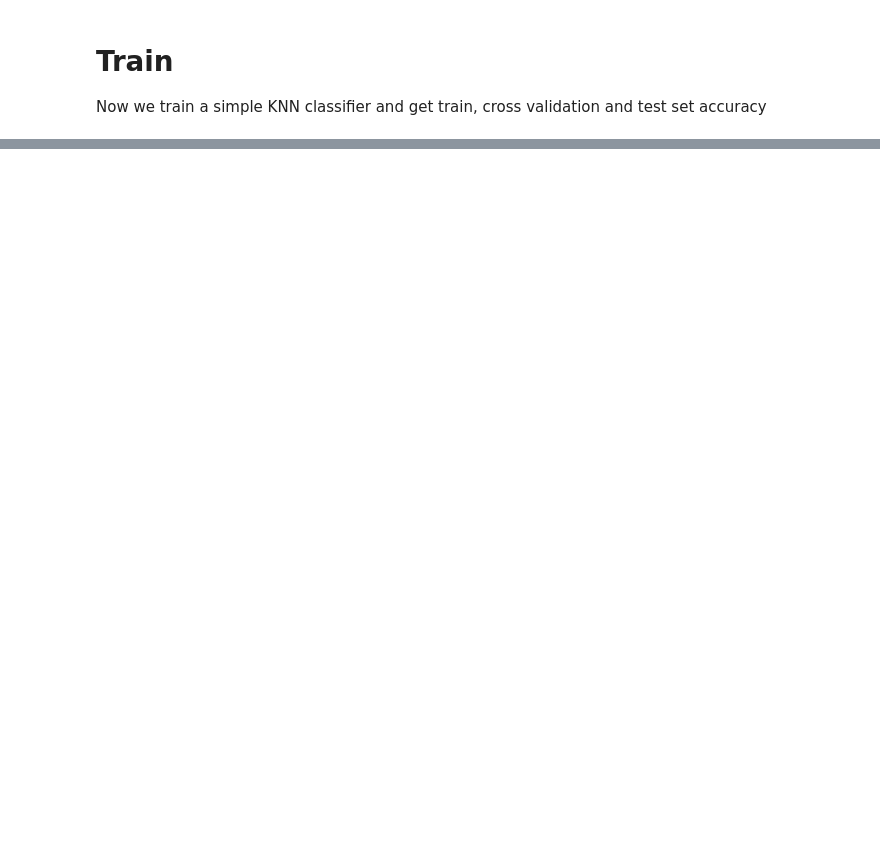
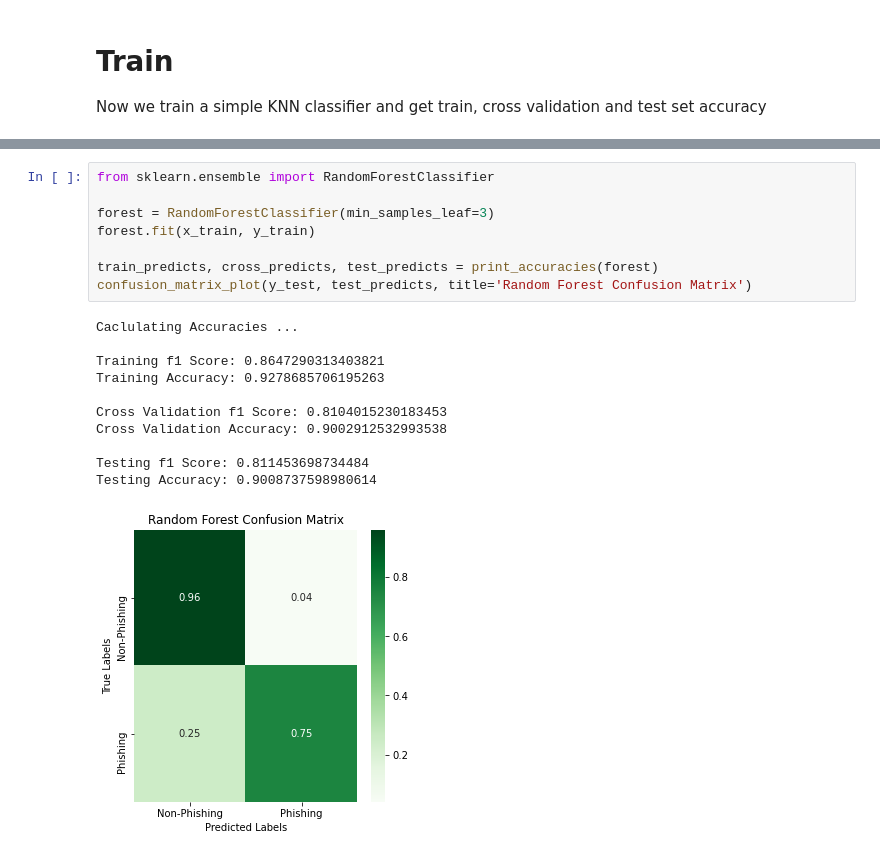
Before and after one commit to awebsters/Phishing-Detection, a Jupyter notebook: Train.ipynb, the cells around one changed output, grey strips where cells are left out. Saved outputs shown, nothing was run; the diff lists cells and outputs as text; blank space fills up the shorter version.

```diff
--- a/Train.ipynb
+++ b/Train.ipynb
@@ -67,0 +97,20 @@ Model Test: Test Acc: 0.8023937380540639
+# %%
+from sklearn.ensemble import RandomForestClassifier
+
+forest = RandomForestClassifier(min_samples_leaf=3)
+forest.fit(x_train, y_train)
+
+train_predicts, cross_predicts, test_predicts = print_accuracies(forest)
+confusion_matrix_plot(y_test, test_predicts, title='Random Forest Confusion Matrix')
+# %% [output]
+Caclulating Accuracies ...
+
+Training f1 Score: 0.8647290313403821
+Training Accuracy: 0.9278685706195263
+
+Cross Validation f1 Score: 0.8104015230183453
+Cross Validation Accuracy: 0.9002912532993538
+
+Testing f1 Score: 0.811453698734484
+Testing Accuracy: 0.9008737598980614
+[figure, added]
```
Also changed, not shown: parts of 5 cells of this notebook, 1 other file.
